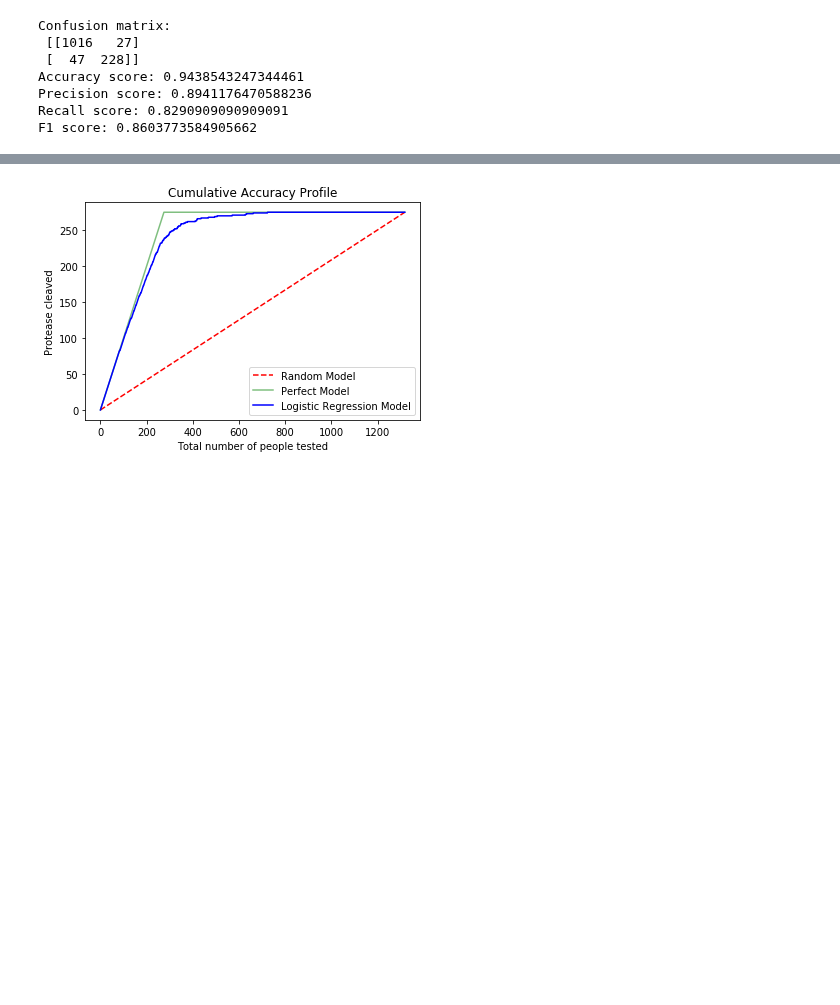
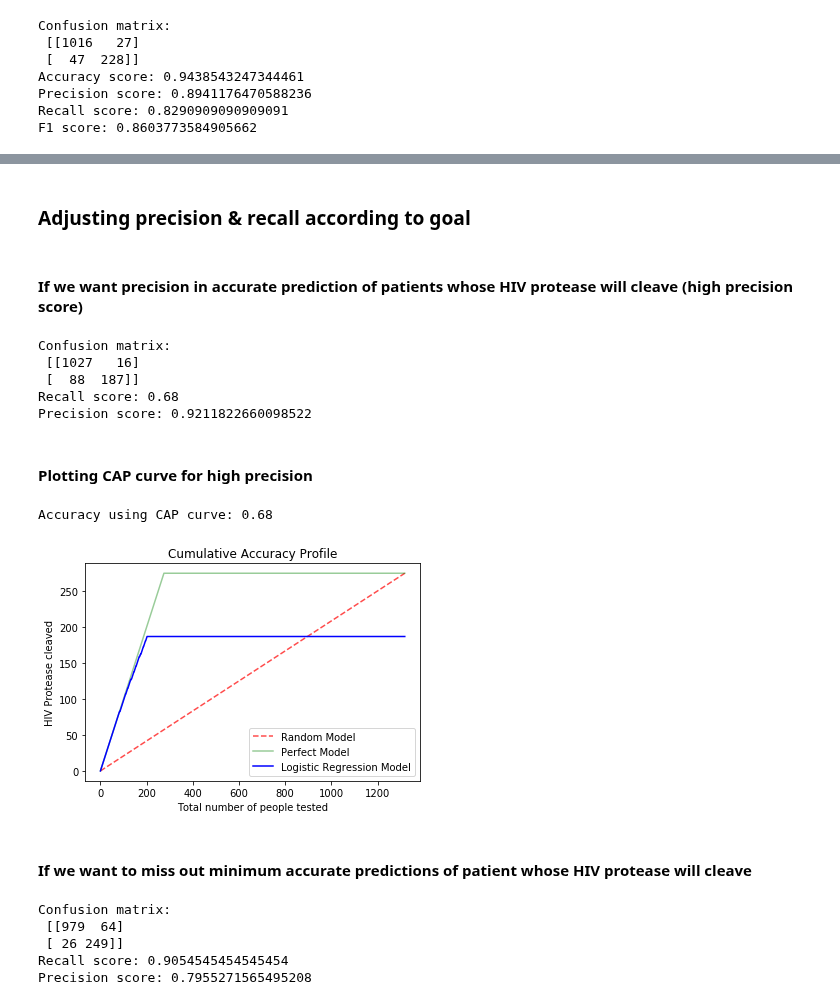
Before and after one commit to vaibhavyesalwad/Machine-Learning-using-libraries, a Jupyter notebook: Classification/Logistic Regression/02_PredictHIV_ProteaseCleaveOrNot.ipynb, the cells around one changed output, grey strips where cells are left out. Drawn from its saved outputs; the diff is of its cells as text; code cells hidden in the pictures; blank space fills up the shorter version.

Commit message:
Added: plotted CAP curve for classification model

```diff
--- a/Classification/Logistic Regression/02_PredictHIV_ProteaseCleaveOrNot.ipynb
+++ b/Classification/Logistic Regression/02_PredictHIV_ProteaseCleaveOrNot.ipynb
@@ -123,4 +129,27 @@ F1 score: 0.8603773584905662
+# %% [markdown]
+### Adjusting precision & recall according to goal
+# %% [markdown]
+#### If we want precision in accurate prediction of patients whose HIV protease will cleave (high precision score)
+# %%
+test_prob = classifier.predict_proba(test_x_values)[:,1]
+prob = 0.7
+test_prediction = np.where(test_prob > prob, 1, 0)
+# %%
+print(f'Confusion matrix:\n {confusion_matrix(test_y_values, test_prediction)}')
+print(f'Recall score: {recall_score(test_y_values, test_prediction)}')
+print(f'Precision score: {precision_score(test_y_values, test_prediction)}')
+# %% [output]
+Confusion matrix:
+ [[1027   16]
+ [  88  187]]
+Recall score: 0.68
+Precision score: 0.9211822660098522
+# %% [markdown]
+#### Plotting CAP curve for high precision
 # %%
-y_axis_values = plot_cap_curve(test_x_values, test_y_values, classifier, 'Total number of people tested', 'Protease cleaved', 'Logistic Regression Model')
+plot_cap_curve(test_y_values, test_x_values, classifier, prob, 'Total number of people tested', 'HIV Protease cleaved', 'Logistic Regression Model')
 # %% [output]
+Accuracy using CAP curve: 0.68
-[figure, old version]
+[figure, new version]
+# %% [markdown]
+#### If we want to miss out minimum accurate predictions of patient whose HIV protease will cleave
@@ -126,0 +160,10 @@ y_axis_values = plot_cap_curve(test_x_values, test_y_values, classifier, 'Total
+# %%
+print(f'Confusion matrix:\n {confusion_matrix(test_y_values, test_prediction)}')
+print(f'Recall score: {recall_score(test_y_values, test_prediction)}')
+print(f'Precision score: {precision_score(test_y_values, test_prediction)}')
+# %% [output]
+Confusion matrix:
+ [[979  64]
+ [ 26 249]]
+Recall score: 0.9054545454545454
+Precision score: 0.7955271565495208
```
Also changed, not shown: parts of 5 cells of this notebook.
